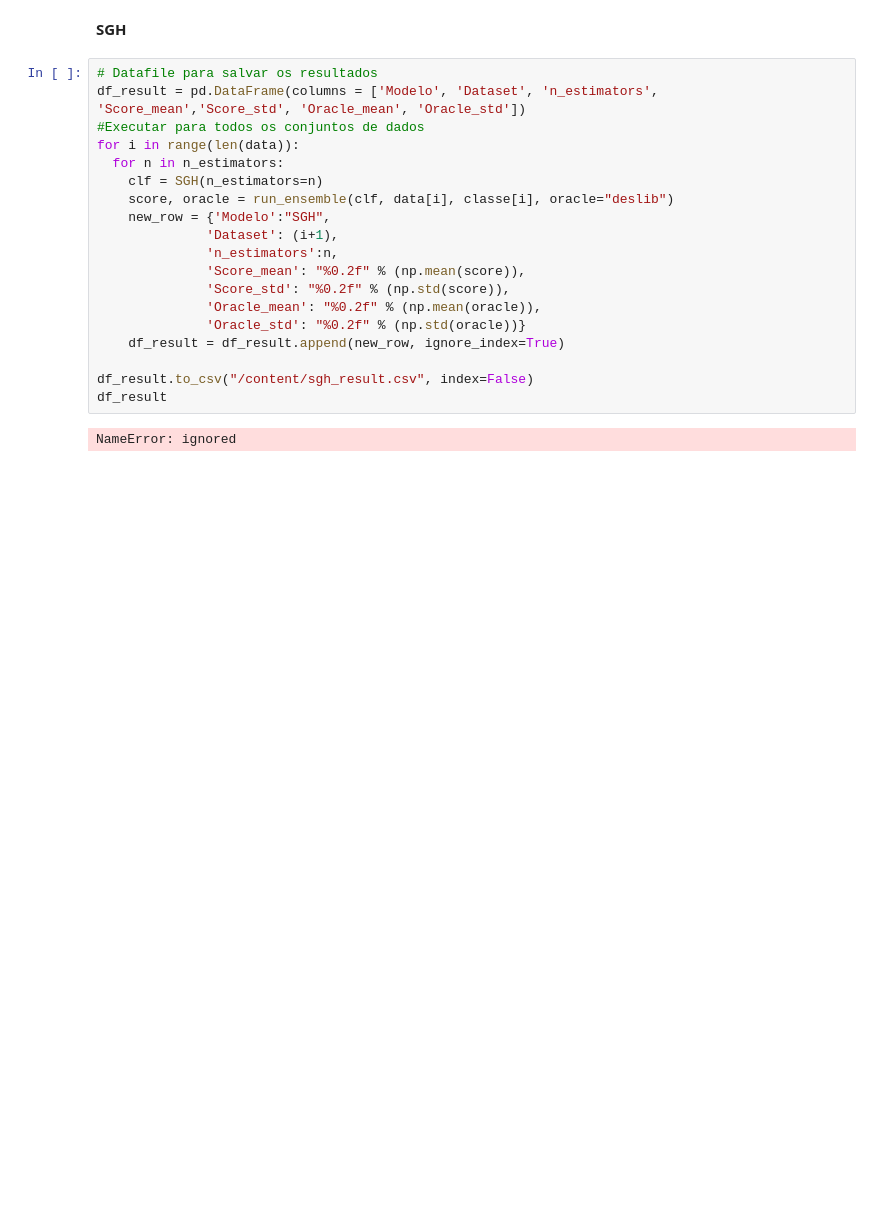
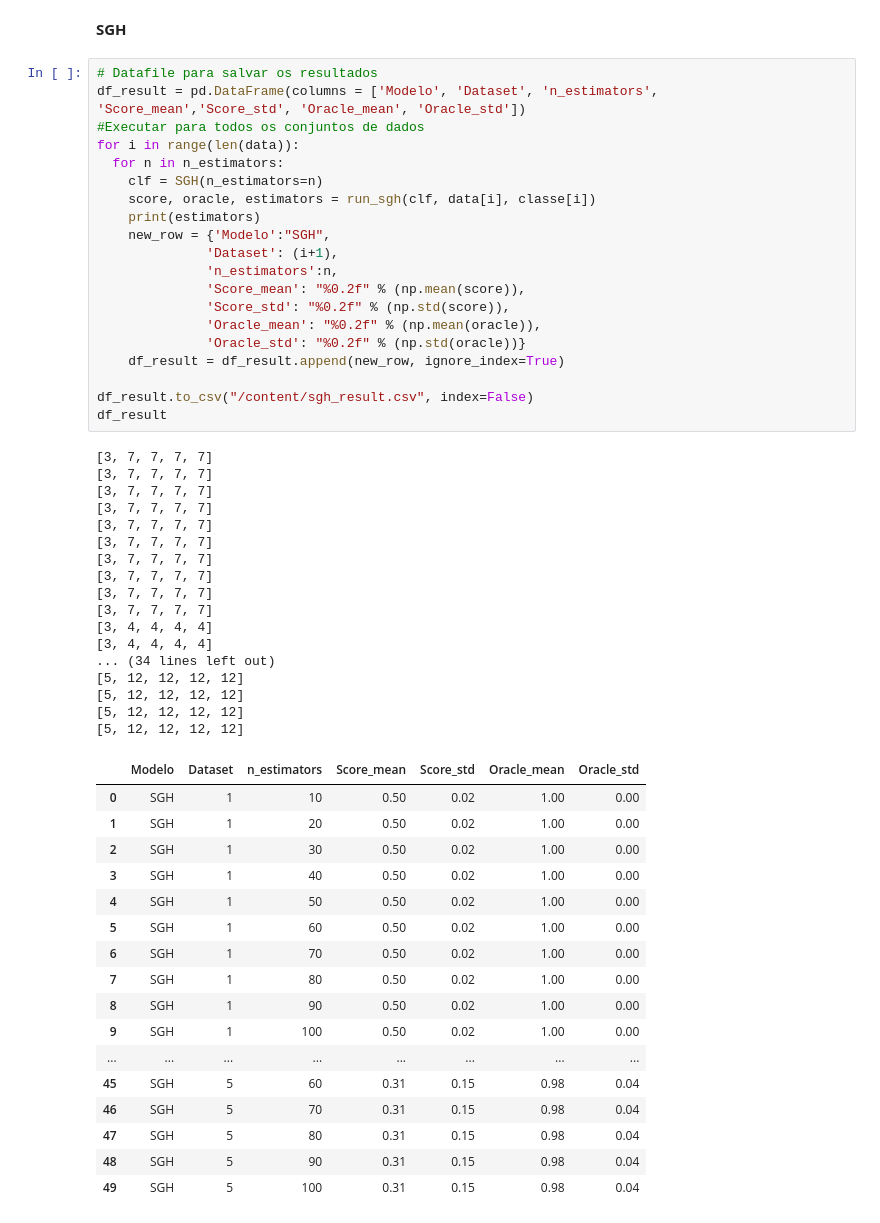
Before and after one commit to Francimaria/ensemble_learning, a Jupyter notebook: exercicio1_vs_final.ipynb, the cells around one changed output. Cells and saved outputs as stored; diff of their text form; blank space fills up the shorter version.

```diff
--- a/exercicio1_vs_final.ipynb
+++ b/exercicio1_vs_final.ipynb
@@ -392,21 +401,55 @@ from sgh import SGH
 # %%
 # Datafile para salvar os resultados
 df_result = pd.DataFrame(columns = ['Modelo', 'Dataset', 'n_estimators', 'Score_mean','Score_std', 'Oracle_mean', 'Oracle_std'])
 #Executar para todos os conjuntos de dados
 for i in range(len(data)):
   for n in n_estimators:
     clf = SGH(n_estimators=n)
-    score, oracle = run_ensemble(clf, data[i], classe[i], oracle="deslib")
+    score, oracle, estimators = run_sgh(clf, data[i], classe[i])
+    print(estimators)
     new_row = {'Modelo':"SGH",
               'Dataset': (i+1),
               'n_estimators':n,
               'Score_mean': "%0.2f" % (np.mean(score)),
               'Score_std': "%0.2f" % (np.std(score)),
               'Oracle_mean': "%0.2f" % (np.mean(oracle)),
               'Oracle_std': "%0.2f" % (np.std(oracle))}
     df_result = df_result.append(new_row, ignore_index=True)
 
 df_result.to_csv("/content/sgh_result.csv", index=False)
 df_result
 # %% [output]
-NameError: ignored
+[3, 7, 7, 7, 7]
+[3, 7, 7, 7, 7]
+[3, 7, 7, 7, 7]
+[3, 7, 7, 7, 7]
+[3, 7, 7, 7, 7]
+[3, 7, 7, 7, 7]
+[3, 7, 7, 7, 7]
+[3, 7, 7, 7, 7]
+[3, 7, 7, 7, 7]
+[3, 7, 7, 7, 7]
+[3, 4, 4, 4, 4]
+[3, 4, 4, 4, 4]
+... (34 lines left out)
+[5, 12, 12, 12, 12]
+[5, 12, 12, 12, 12]
+[5, 12, 12, 12, 12]
+[5, 12, 12, 12, 12]
+|  | Modelo | Dataset | n_estimators | Score_mean | Score_std | Oracle_mean | Oracle_std |
+| 0 | SGH | 1 | 10 | 0.50 | 0.02 | 1.00 | 0.00 |
+| 1 | SGH | 1 | 20 | 0.50 | 0.02 | 1.00 | 0.00 |
+| 2 | SGH | 1 | 30 | 0.50 | 0.02 | 1.00 | 0.00 |
+| 3 | SGH | 1 | 40 | 0.50 | 0.02 | 1.00 | 0.00 |
+| 4 | SGH | 1 | 50 | 0.50 | 0.02 | 1.00 | 0.00 |
+| 5 | SGH | 1 | 60 | 0.50 | 0.02 | 1.00 | 0.00 |
+| 6 | SGH | 1 | 70 | 0.50 | 0.02 | 1.00 | 0.00 |
+| 7 | SGH | 1 | 80 | 0.50 | 0.02 | 1.00 | 0.00 |
+| 8 | SGH | 1 | 90 | 0.50 | 0.02 | 1.00 | 0.00 |
+| 9 | SGH | 1 | 100 | 0.50 | 0.02 | 1.00 | 0.00 |
+| ... | ... | ... | ... | ... | ... | ... | ... |
+| 45 | SGH | 5 | 60 | 0.31 | 0.15 | 0.98 | 0.04 |
+| 46 | SGH | 5 | 70 | 0.31 | 0.15 | 0.98 | 0.04 |
+| 47 | SGH | 5 | 80 | 0.31 | 0.15 | 0.98 | 0.04 |
+| 48 | SGH | 5 | 90 | 0.31 | 0.15 | 0.98 | 0.04 |
+| 49 | SGH | 5 | 100 | 0.31 | 0.15 | 0.98 | 0.04 |
```
Also changed, not shown: parts of 8 cells of this notebook.
